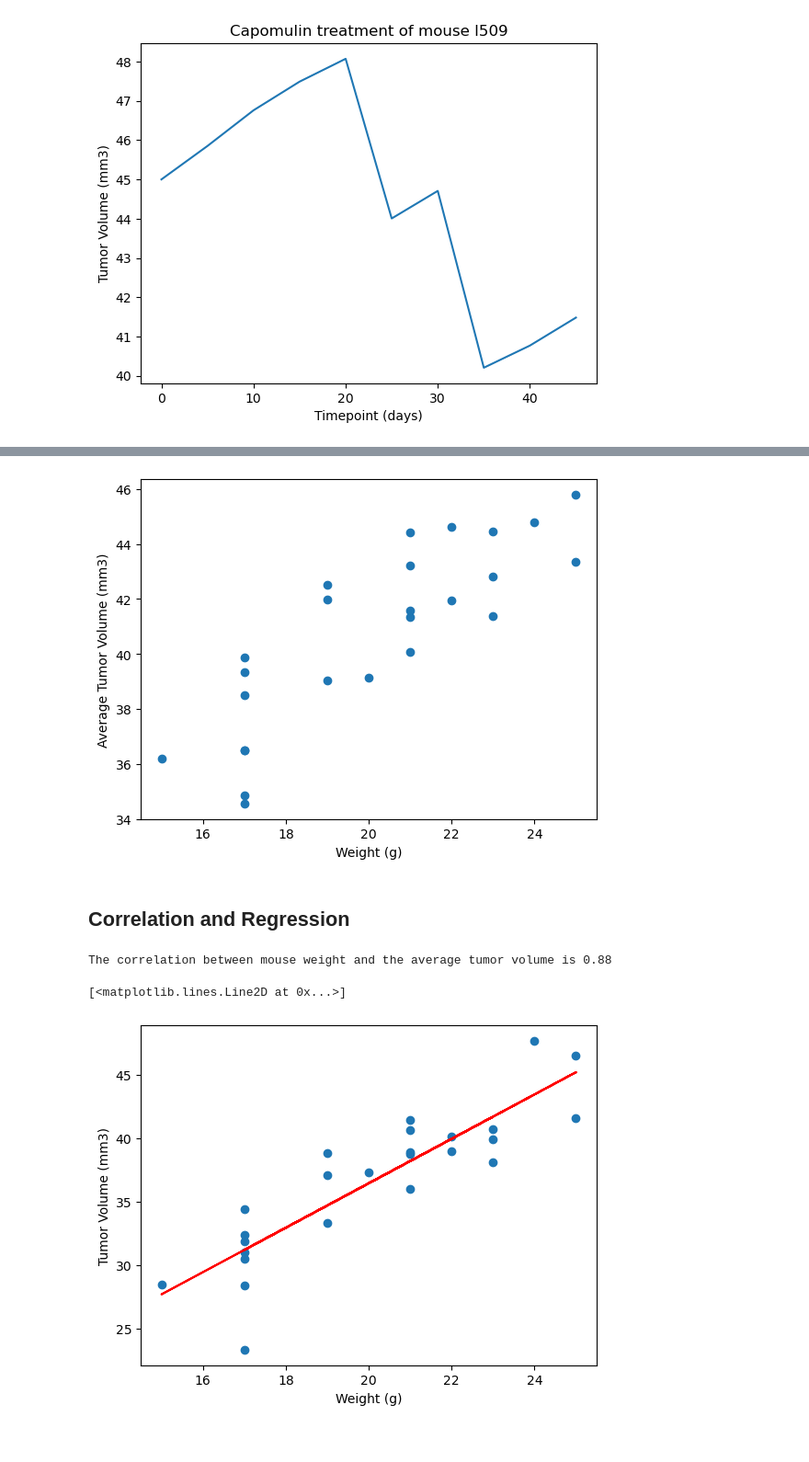
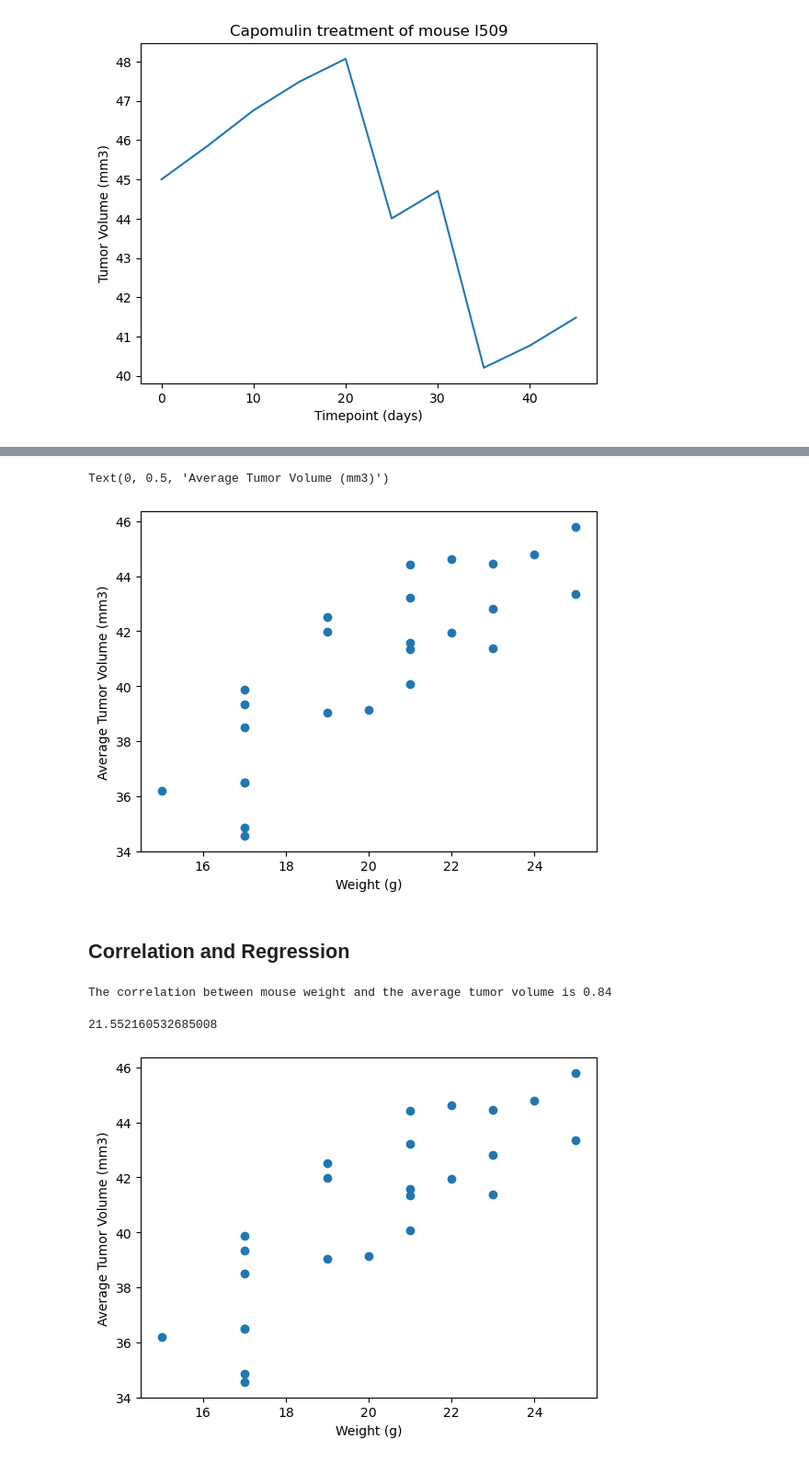
Before and after one commit to SamDamon1942/Module5, a Jupyter notebook: pymaceuticals_starter.ipynb, the cells around one changed output, grey strips where cells are left out. Shown at 92% size. Saved outputs shown, nothing was run; the diff lists cells and outputs as text; code cells hidden in the pictures.

```diff
--- a/pymaceuticals_starter.ipynb
+++ b/pymaceuticals_starter.ipynb
@@ -460,36 +335,41 @@ Text(0, 0.5, 'Tumor Volume (mm3)')
 # %%
 # Generate a scatter plot of mouse weight vs. the average observed tumor volume for the entire Capomulin regimen
+Capomulin_data=clean_df[clean_df['Drug Regimen'] == 'Capomulin']
+Capomulin_data
+Capomulin_data_new =Capomulin_data.groupby(["Mouse ID"])
+Capomulin_avg=Capomulin_data_new[["Tumor Volume (mm3)","Weight (g)"]].mean()
+
+plt.scatter(Capomulin_avg["Weight (g)"],Capomulin_avg["Tumor Volume (mm3)"])
+plt.xlabel('Weight (g)')
+plt.ylabel('Average Tumor Volume (mm3)')
 # %% [output]
+Text(0, 0.5, 'Average Tumor Volume (mm3)')
 [figure]
 # %% [markdown]
 ## Correlation and Regression
 # %%
-#TEST SECTION
 # Calculate the correlation coefficient and a linear regression model
 # for mouse weight and average observed tumor volume for the entire Capomulin regimen
+Capomulin_data=clean_df[clean_df['Drug Regimen'] == 'Capomulin']
+Capomulin_data_new =Capomulin_data.groupby(["Mouse ID"])
+Capomulin_avg=Capomulin_data_new[["Tumor Volume (mm3)","Weight (g)"]].mean()
 
-#*********************************************************************
-#**This section will change if I can determine why the scatter plot **
-#** in the prevoius step doesn't match the Challenge results.       **
-#*********************************************************************
+plt.scatter(Capomulin_avg["Weight (g)"],Capomulin_avg["Tumor Volume (mm3)"])
+plt.xlabel('Weight (g)')
+plt.ylabel('Average Tumor Volume (mm3)')
 
-weight=Capomulin_data['Weight (g)']
-tumor_vol=Capomulin_data['Tumor Volume (mm3)']
-plt.scatter(weight,tumor_vol)
 
-#plt.title(f"Capomulin treatment of mouse {mouse_id}")
-plt.xlabel('Weight (g)')
-plt.ylabel('Tumor Volume (mm3)')
-
-correlation= st.pearsonr(weight, tumor_vol)
-correlation
+correlation= st.pearsonr(Capomulin_avg["Weight (g)"], Capomulin_avg["Tumor Volume (mm3)"])
 print(f"The correlation between mouse weight and the average tumor volume is {round(correlation[0],2)}")
 
 #t ====> tumor
-t_slope, t_int, t_r, t_p, t_std_err = st.linregress(weight, tumor_vol)
-t_fit = t_slope * weight +t_int
-plt.plot(weight,t_fit,color='red')
+weight = Capomulin_avg["Weight (g)"]
+volume = Capomulin_avg["Tumor Volume (mm3)"]
+t_slope, t_int, t_r, t_p, t_std_err = st.linregress(weight, volume)
+t_int
+#t_fit = t_slope * volume +t_int
+#plt.plot(volume,t_fit,color='red')
 # %% [output]
-The correlation between mouse weight and the average tumor volume is 0.88
+The correlation between mouse weight and the average tumor volume is 0.84
-[<matplotlib.lines.Line2D at 0x...>]
+21.552160532685008
-[figure, old version]
+[figure, new version]
```
Also changed, not shown: parts of 9 cells of this notebook.
